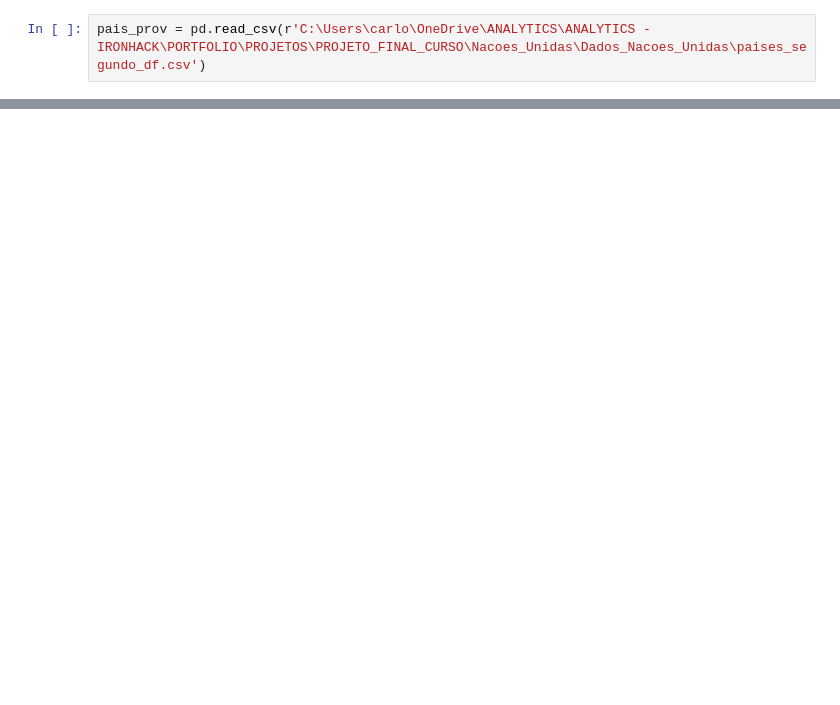
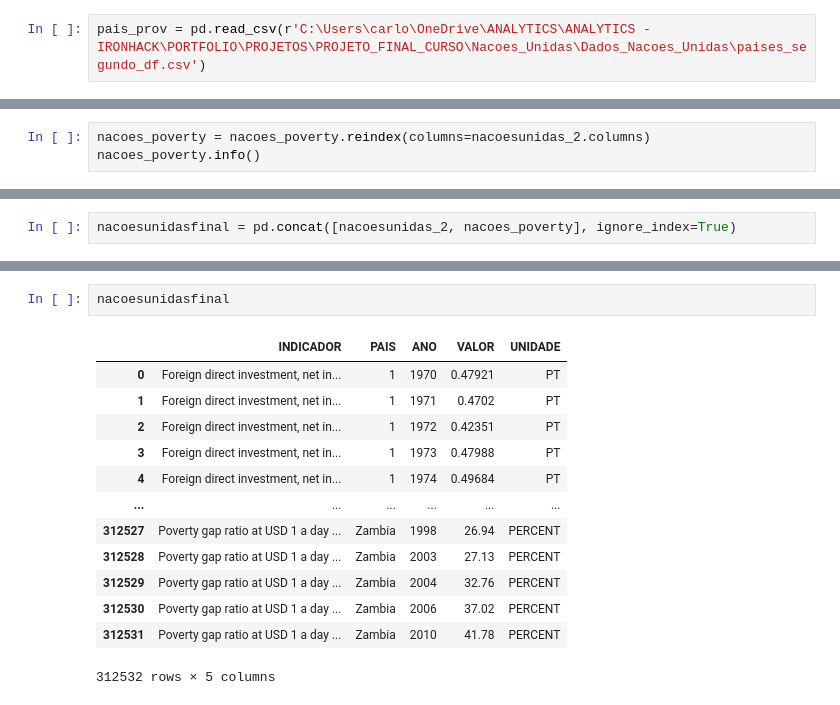
Before and after one commit to carlosferreirareis/Nacoes_Unidas, a Jupyter notebook: Nacoes_Unidas.ipynb, the cells around one changed output, grey strips where cells are left out. Cells and saved outputs as stored; diff of their text form; blank space fills up the shorter version.

Commit message:
Atualizacao Tableau

```diff
--- a/Nacoes_Unidas.ipynb
+++ b/Nacoes_Unidas.ipynb
@@ -670,0 +673,3 @@ array([  1,   2,   4,   5,   8,   9,  11,  12,  13,  14,  15,  17,  18,
+# %%
+nacoes_poverty = nacoes_poverty.reindex(columns=nacoesunidas_2.columns)
+nacoes_poverty.info()
@@ -670,0 +689,2 @@ array([  1,   2,   4,   5,   8,   9,  11,  12,  13,  14,  15,  17,  18,
+# %%
+nacoesunidasfinal = pd.concat([nacoesunidas_2, nacoes_poverty], ignore_index=True)
@@ -671,2 +706,18 @@ array([  1,   2,   4,   5,   8,   9,  11,  12,  13,  14,  15,  17,  18,
+# %%
+nacoesunidasfinal
+# %% [output]
+|  | INDICADOR | PAIS | ANO | VALOR | UNIDADE |
+| 0 | Foreign direct investment, net in... | 1 | 1970 | 0.47921 | PT |
+| 1 | Foreign direct investment, net in... | 1 | 1971 | 0.4702 | PT |
+| 2 | Foreign direct investment, net in... | 1 | 1972 | 0.42351 | PT |
+| 3 | Foreign direct investment, net in... | 1 | 1973 | 0.47988 | PT |
+| 4 | Foreign direct investment, net in... | 1 | 1974 | 0.49684 | PT |
+| ... | ... | ... | ... | ... | ... |
+| 312527 | Poverty gap ratio at USD 1 a day ... | Zambia | 1998 | 26.94 | PERCENT |
+| 312528 | Poverty gap ratio at USD 1 a day ... | Zambia | 2003 | 27.13 | PERCENT |
+| 312529 | Poverty gap ratio at USD 1 a day ... | Zambia | 2004 | 32.76 | PERCENT |
+| 312530 | Poverty gap ratio at USD 1 a day ... | Zambia | 2006 | 37.02 | PERCENT |
+| 312531 | Poverty gap ratio at USD 1 a day ... | Zambia | 2010 | 41.78 | PERCENT |
+312532 rows × 5 columns
 # %%
 # Substituir os valores da coluna 'PAIS' pelos nomes dos países
```
Also changed, not shown: parts of 26 cells of this notebook, 3 other files.
